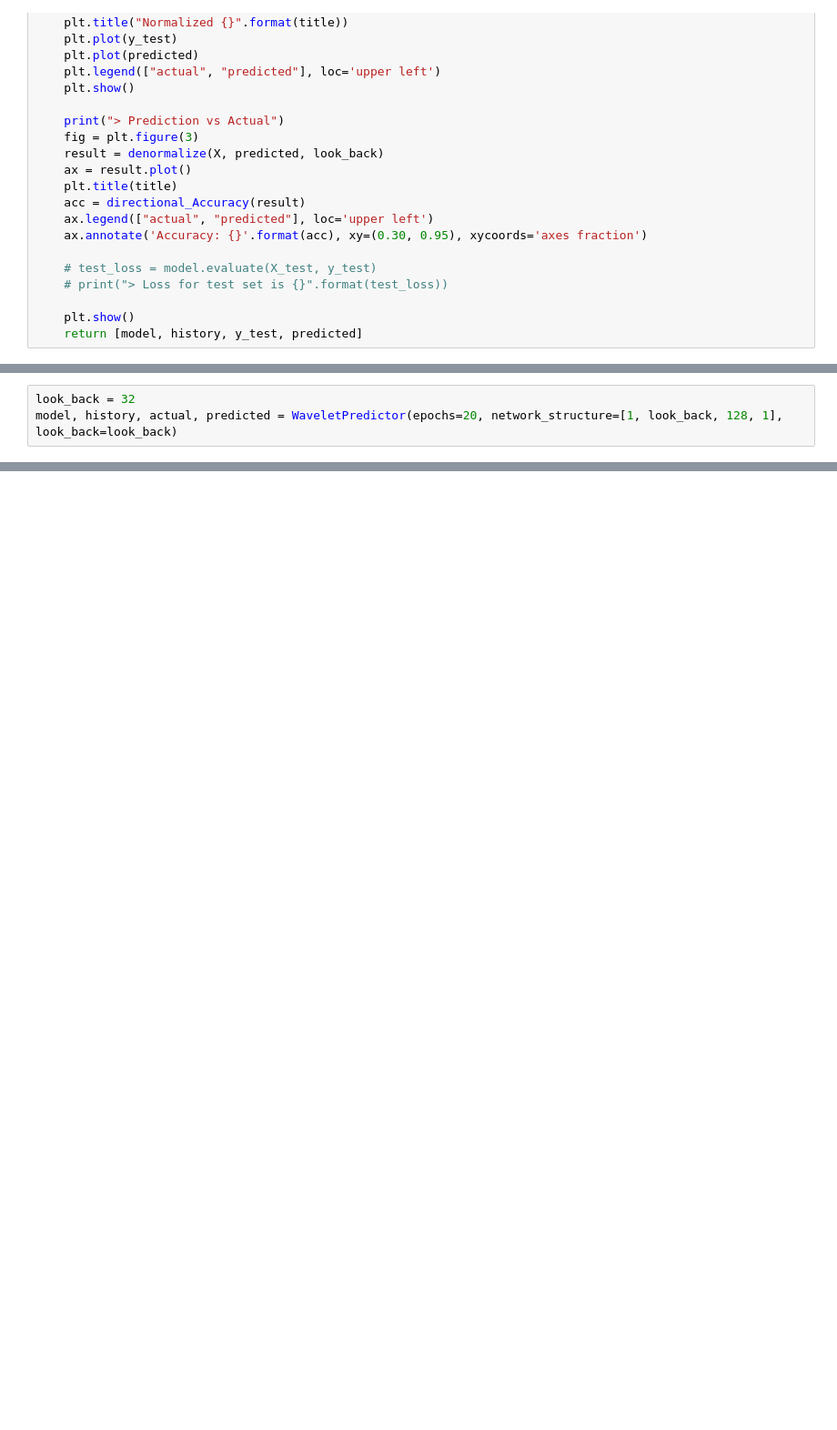
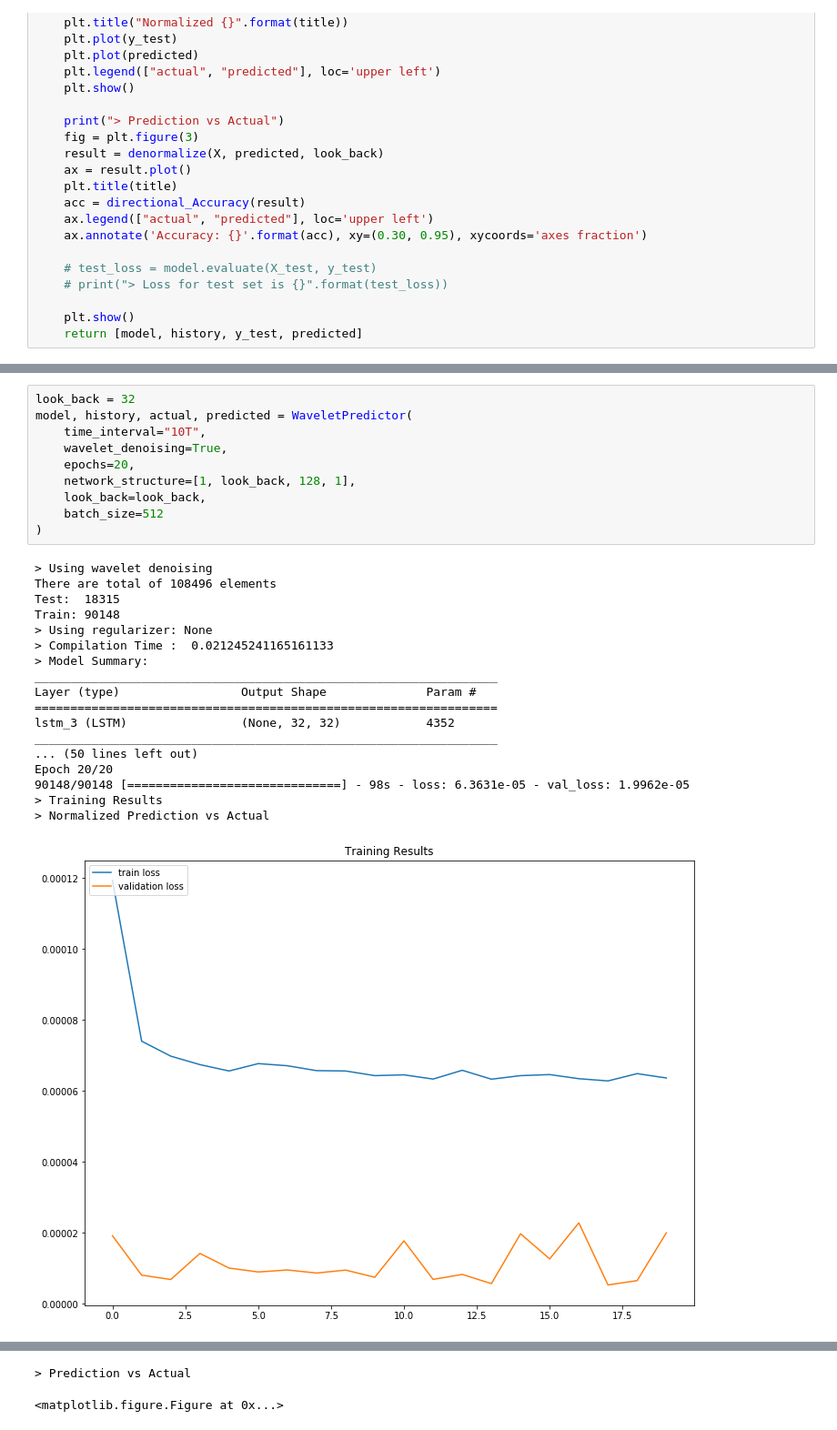
Before and after one commit to chinux23/NeuralNetworkAsTradingStrategy, a Jupyter notebook: Multi-Interval LSTM + Wavelet Predictor + State.ipynb, the cells around one changed output, grey strips where cells are left out. Shown at 91% size. Cells and saved outputs as stored; diff of their text form; blank space fills up the shorter version.

```diff
--- a/Multi-Interval LSTM + Wavelet Predictor + State.ipynb
+++ b/Multi-Interval LSTM + Wavelet Predictor + State.ipynb
@@ -383,3 +413,29 @@ model, history, actual, predicted = WaveletPredictor(epochs=20, network_structur
 # %%
 look_back = 32
-model, history, actual, predicted = WaveletPredictor(epochs=20, network_structure=[1, look_back, 128, 1], look_back=look_back)
+model, history, actual, predicted = WaveletPredictor(
+    time_interval="10T",
+    wavelet_denoising=True,
+    epochs=20,
+    network_structure=[1, look_back, 128, 1],
+    look_back=look_back,
+    batch_size=512
+)
+# %% [output]
+> Using wavelet denoising
+There are total of 108496 elements
+Test:  18315
+Train: 90148
+> Using regularizer: None
+> Compilation Time :  0.021245241165161133
+> Model Summary:
+_________________________________________________________________
+Layer (type)                 Output Shape              Param #
+=================================================================
+lstm_3 (LSTM)                (None, 32, 32)            4352
+_________________________________________________________________
+... (50 lines left out)
+Epoch 20/20
+90148/90148 [==============================] - 98s - loss: 6.3631e-05 - val_loss: 1.9962e-05
+> Training Results
+> Normalized Prediction vs Actual
+[figure, added]
@@ -385,0 +443,2 @@ model, history, actual, predicted = WaveletPredictor(epochs=20, network_structur
+> Prediction vs Actual
+<matplotlib.figure.Figure at 0x...>
```
Also changed, not shown: parts of 24 cells of this notebook, 10 other files.
